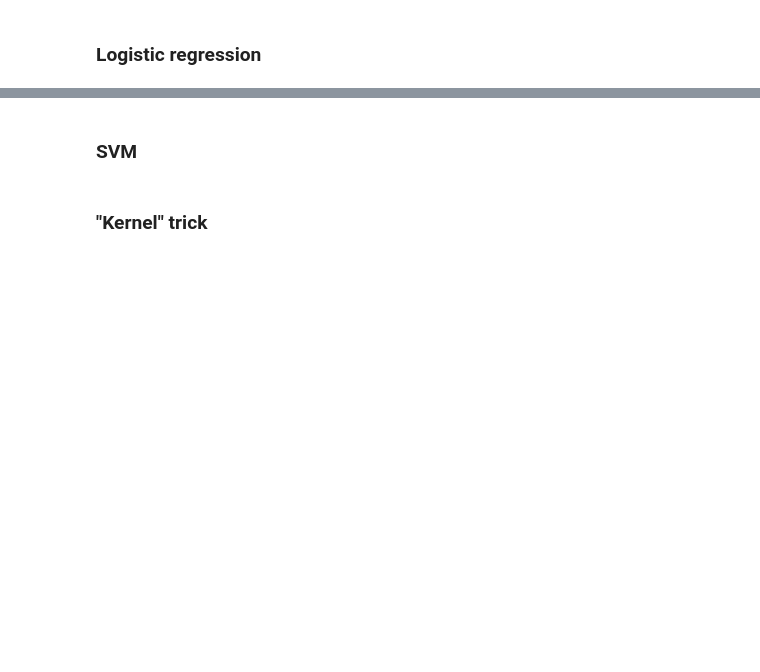
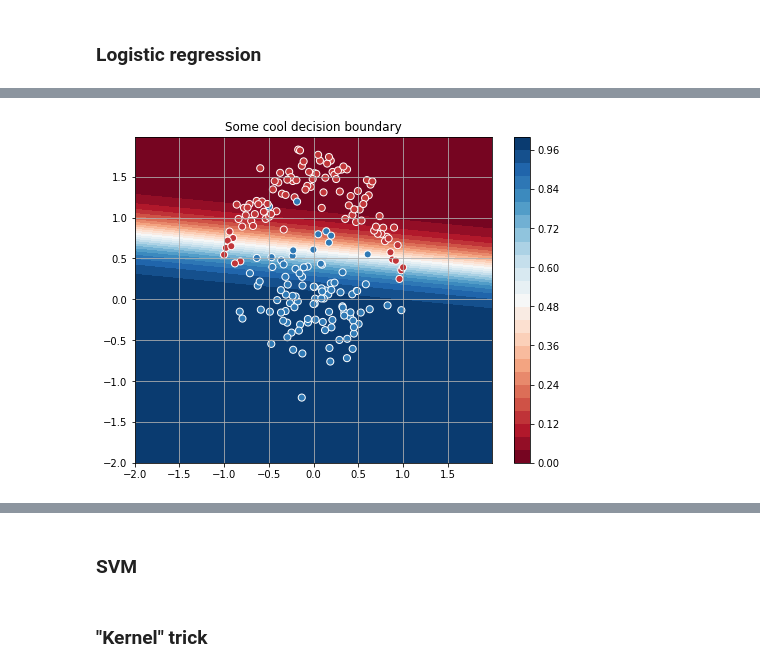
Before and after one commit to dudevil/theano-tutorial, a Jupyter notebook: Theano tutorial.ipynb, the cells around one changed output, grey strips where cells are left out. Saved outputs shown, nothing was run; the diff lists cells and outputs as text; code cells hidden in the pictures; blank space fills up the shorter version.

```diff
--- a/Theano tutorial.ipynb
+++ b/Theano tutorial.ipynb
@@ -489,0 +560,5 @@ plot_decision(probas)
+# %%
+probas = predict_proba(grid_arr)
+plot_decision(probas)
+# %% [output]
+[figure, added]
```
Also changed, not shown: parts of 8 cells of this notebook.
